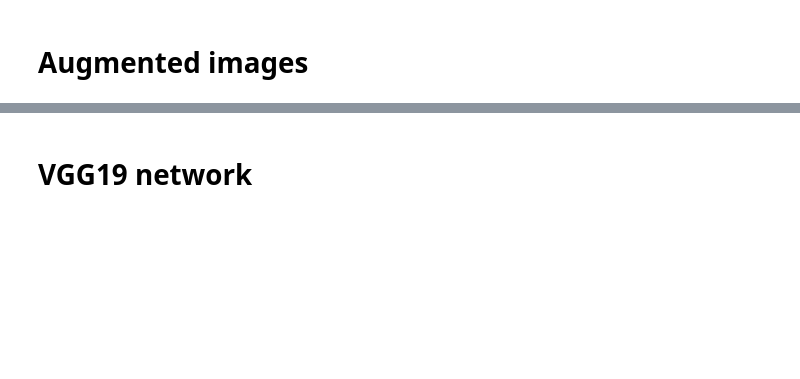
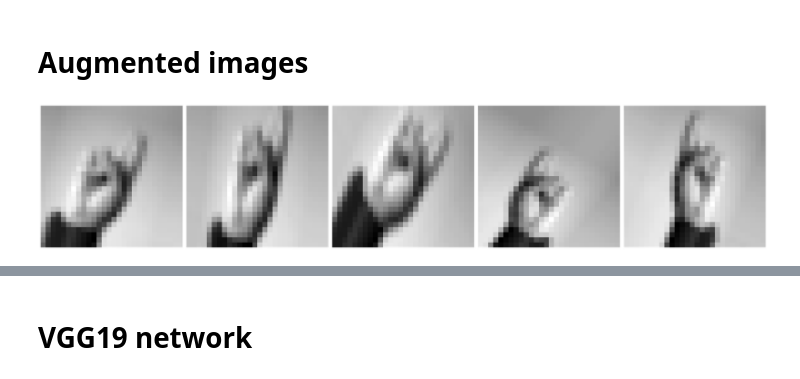
Before and after one commit to creeston/ML_2, a Jupyter notebook: Lab 6.ipynb, the cells around one changed output, grey strips where cells are left out. Drawn from its saved outputs; the diff is of its cells as text; code cells hidden in the pictures; blank space fills up the shorter version.

```diff
--- a/Lab 6.ipynb
+++ b/Lab 6.ipynb
@@ -43,22 +46,11 @@ def read_images_and_labels(filename):
 
     return images
 
-def plot_images(images):
-    fig, axes = plt.subplots(1, 5, figsize=(28,28))
-    axes = axes.flatten()
-    for img, ax in zip(images, axes):
-        img = np.array(img)
-        img.resize((28, 28))
-        ax.imshow(img, cmap='gray')
-        ax.axis('off')
-    plt.tight_layout()
-    plt.show()
-
 test_images = read_images_and_labels("sign_mnist_test.csv")
 train_images = read_images_and_labels("sign_mnist_train.csv")
 
 train_len = len(train_images)
-val_len = int(train_len * 0.05)
+val_len = int(train_len * 0.1)
 val_images = train_images[:val_len]
 train_images = train_images[val_len:]
 
@@ -68,9 +60,3 @@ test_labels, test_images = unzip(test_images)
 
 classes = sorted(list(set(list(train_labels) + list(val_labels) + list(test_labels))))
 num_classes = max(classes) + 1
-
-print("Train len: %d" % len(train_images))
-print("Val len: %d" % len(val_images))
-print("Test len: %d" % len(test_images))
-
-plot_images([random.choice(train_images) for i in range(5)])
@@ -133,8 +167,7 @@ model.evaluate(test_images, test_labels)
 # %%
 from tensorflow.keras.preprocessing.image import ImageDataGenerator
 
-
-image_gen_train = ImageDataGenerator(
+image_aug_gen_train = ImageDataGenerator(
     rotation_range=45,
     width_shift_range=.15,
     height_shift_range=.15,
@@ -142,7 +175,7 @@ image_gen_train = ImageDataGenerator(
     zoom_range=0.5
 )
 
-image_gen_val = ImageDataGenerator(
+image_aug_gen_val = ImageDataGenerator(
     rotation_range=45,
     width_shift_range=.15,
     height_shift_range=.15,
@@ -150,14 +183,17 @@ image_gen_val = ImageDataGenerator(
     zoom_range=0.5
 )
 
+image_aug_gen_val = ImageDataGenerator()
 
-train_data_gen = image_gen_train.flow(
+train_aug_data_gen = image_aug_gen_train.flow(
     train_images, train_labels,
     batch_size=64, shuffle=True)
 
-val_data_gen = image_gen_train.flow(
+val_aug_data_gen = image_aug_gen_val.flow(
     val_images, val_labels,
     batch_size=64, shuffle=True)
 # %%
-augmented_images = [train_data_gen[0][0][0] for i in range(5)]
+augmented_images = [train_aug_data_gen[0][0][0] for i in range(5)]
 plot_images(augmented_images)
+# %% [output]
+[figure, added]
```
Also changed, not shown: parts of 15 cells of this notebook.
